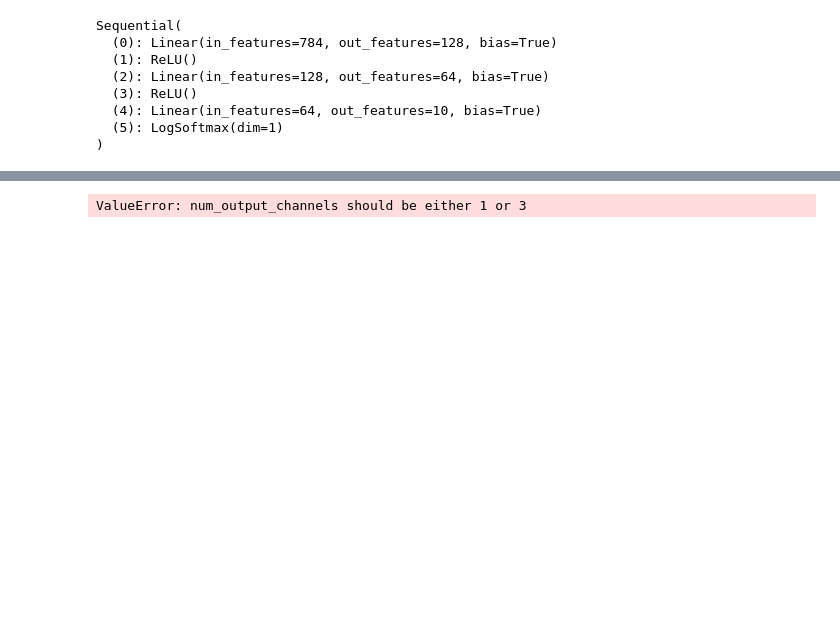
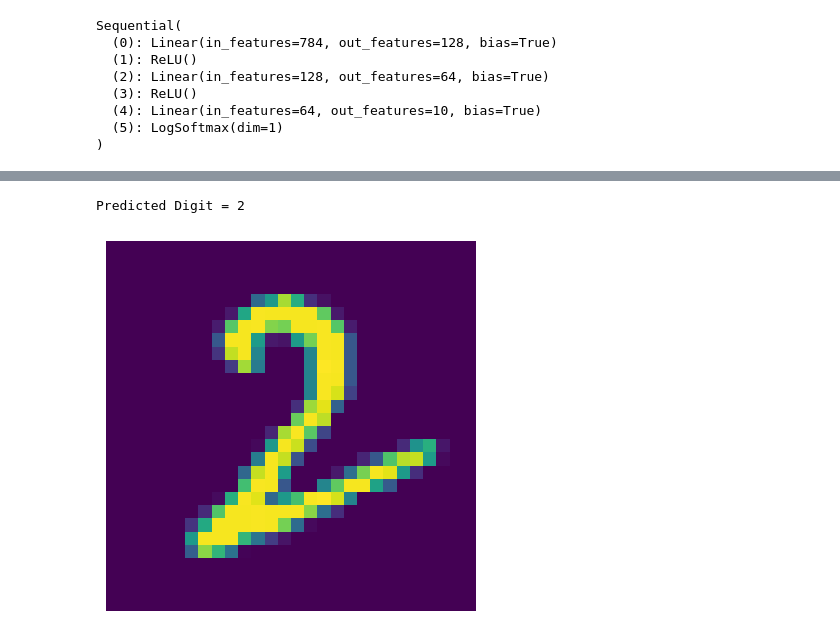
Before and after one commit to lilkandra/HwDigits_recognition, a Jupyter notebook: HwDigits_recognition.ipynb, the cells around one changed output, grey strips where cells are left out. Saved outputs shown, nothing was run; the diff lists cells and outputs as text; code cells hidden in the pictures; blank space fills up the shorter version.

```diff
--- a/HwDigits_recognition.ipynb
+++ b/HwDigits_recognition.ipynb
@@ -113,16 +117,17 @@ Training Time (in minutes) = 3.9168237447738647
 # %%
 images, labels = next(iter(valloader))
 
-img = images[0].view(1, 784)
+img = images[3].view(1, 784)
 with torch.no_grad():
     logps = model(img)
 
 ps = torch.exp(logps)
 probab = list(ps.numpy()[0])
 plt.axis('off')
 plt.imshow(img.resize_(1, 28, 28).numpy().squeeze())
 print("Predicted Digit =", probab.index(max(probab)))
 # %% [output]
-ValueError: num_output_channels should be either 1 or 3
+Predicted Digit = 2
+[figure, added]
 # %%
 torch.save(model, './HwDigits_recognition_model.pt')
```
Also changed, not shown: parts of 5 cells of this notebook.
